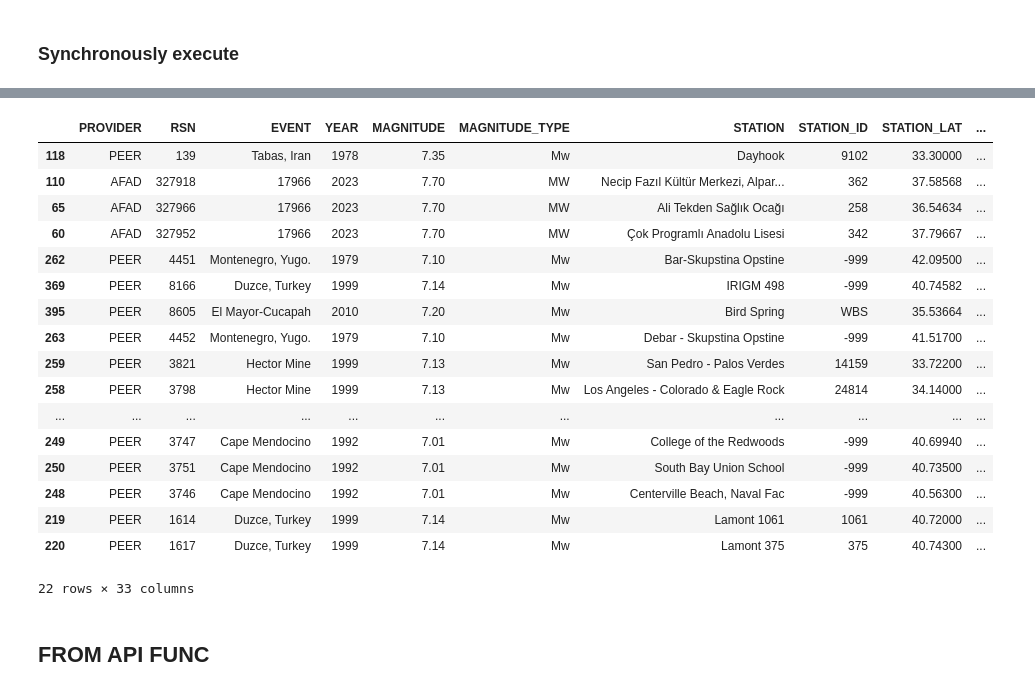
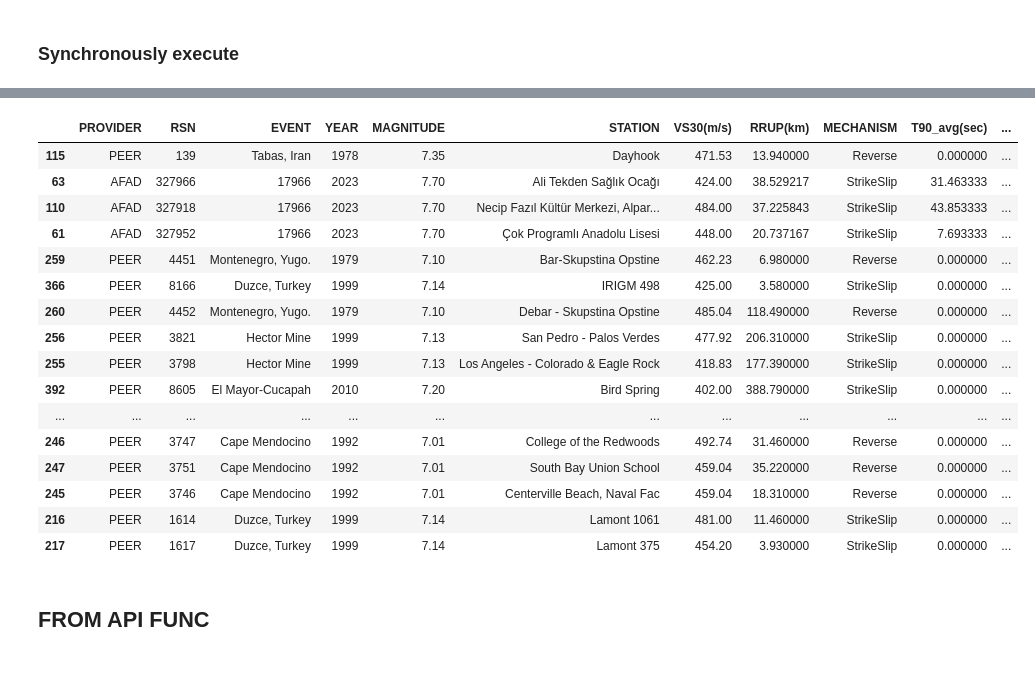
Before and after one commit to muhammedsural/SelectionEarthquake, a Jupyter notebook: examples/Basic01.ipynb, the cells around one changed output, grey strips where cells are left out. Cells and saved outputs as stored; diff of their text form; code cells hidden in the pictures.

```diff
--- a/examples/Basic01.ipynb
+++ b/examples/Basic01.ipynb
@@ -17,7 +17,7 @@ afadProvider = providerFactory.create_provider(ProviderName.AFAD, station_file_p
 peerProvider = providerFactory.create_provider(provider_type=ProviderName.PEER, file_path="D:\\github\\SelectionEarthquake\\data\\NGA-West2_flatfile.csv")
 con = SelectionConfig(design_code=DesignCode.TBDY_2018, num_records=22, max_per_station=3, max_per_event=3, min_score=55)
 strategy = TBDYSelectionStrategy(config=con)
-search_criteria = SearchCriteria(start_date="2000-01-01", end_date="2025-09-05", min_magnitude=7.0, max_magnitude=10.0, min_vs30=400, max_vs30=500 )
+search_criteria = SearchCriteria(start_date="2020-01-01", end_date="2025-09-05", min_magnitude=7.0, max_magnitude=10.0, min_vs30=400, max_vs30=500 )
 target_params = TargetParameters(magnitude=7.0, distance=30.0, vs30=400.0, pga=300, mechanism=["StrikeSlip","Reverse"] )
 # %% [markdown]
 ## BASIC USAGE
@@ -51,5 +50,5 @@ AFAD'dan 117 kayıt alındı.
 ### Synchronously execute
 # %%
 result = await get_selected_earthquake(criteria=search_criteria, target=target_params, providers=[afadProvider,peerProvider], strategies=[strategy], async_mode=False)
-result
+result[['PROVIDER','RSN','EVENT','YEAR','MAGNITUDE','STATION','VS30(m/s)','RRUP(km)','MECHANISM','T90_avg(sec)','PGA(cm2/sec)','PGV(cm/sec)','SCORE']]
 # %% [output]
@@ -58,22 +57,21 @@ AFAD'dan 117 kayıt alındı.
 PEER'dan 279 kayıt alındı.
-|  | PROVIDER | RSN | EVENT | YEAR | MAGNITUDE | MAGNITUDE_TYPE | STATION | STATION_ID | STATION_LAT | ... |
-| 118 | PEER | 139 | Tabas, Iran | 1978 | 7.35 | Mw | Dayhook | 9102 | 33.30000 | ... |
-| 110 | AFAD | 327918 | 17966 | 2023 | 7.70 | MW | Necip Fazıl Kültür Merkezi, Alpar... | 362 | 37.58568 | ... |
-| 65 | AFAD | 327966 | 17966 | 2023 | 7.70 | MW | Ali Tekden Sağlık Ocağı | 258 | 36.54634 | ... |
-| 60 | AFAD | 327952 | 17966 | 2023 | 7.70 | MW | Çok Programlı Anadolu Lisesi | 342 | 37.79667 | ... |
-| 262 | PEER | 4451 | Montenegro, Yugo. | 1979 | 7.10 | Mw | Bar-Skupstina Opstine | -999 | 42.09500 | ... |
-| 369 | PEER | 8166 | Duzce, Turkey | 1999 | 7.14 | Mw | IRIGM 498 | -999 | 40.74582 | ... |
-| 395 | PEER | 8605 | El Mayor-Cucapah | 2010 | 7.20 | Mw | Bird Spring | WBS | 35.53664 | ... |
-| 263 | PEER | 4452 | Montenegro, Yugo. | 1979 | 7.10 | Mw | Debar - Skupstina Opstine | -999 | 41.51700 | ... |
-| 259 | PEER | 3821 | Hector Mine | 1999 | 7.13 | Mw | San Pedro - Palos Verdes | 14159 | 33.72200 | ... |
-| 258 | PEER | 3798 | Hector Mine | 1999 | 7.13 | Mw | Los Angeles - Colorado & Eagle Rock | 24814 | 34.14000 | ... |
-| ... | ... | ... | ... | ... | ... | ... | ... | ... | ... | ... |
-| 249 | PEER | 3747 | Cape Mendocino | 1992 | 7.01 | Mw | College of the Redwoods | -999 | 40.69940 | ... |
-| 250 | PEER | 3751 | Cape Mendocino | 1992 | 7.01 | Mw | South Bay Union School | -999 | 40.73500 | ... |
-| 248 | PEER | 3746 | Cape Mendocino | 1992 | 7.01 | Mw | Centerville Beach, Naval Fac | -999 | 40.56300 | ... |
-| 219 | PEER | 1614 | Duzce, Turkey | 1999 | 7.14 | Mw | Lamont 1061 | 1061 | 40.72000 | ... |
-| 220 | PEER | 1617 | Duzce, Turkey | 1999 | 7.14 | Mw | Lamont 375 | 375 | 40.74300 | ... |
+|  | PROVIDER | RSN | EVENT | YEAR | MAGNITUDE | STATION | VS30(m/s) | RRUP(km) | MECHANISM | T90_avg(sec) | ... |
+| 115 | PEER | 139 | Tabas, Iran | 1978 | 7.35 | Dayhook | 471.53 | 13.940000 | Reverse | 0.000000 | ... |
+| 63 | AFAD | 327966 | 17966 | 2023 | 7.70 | Ali Tekden Sağlık Ocağı | 424.00 | 38.529217 | StrikeSlip | 31.463333 | ... |
+| 110 | AFAD | 327918 | 17966 | 2023 | 7.70 | Necip Fazıl Kültür Merkezi, Alpar... | 484.00 | 37.225843 | StrikeSlip | 43.853333 | ... |
+| 61 | AFAD | 327952 | 17966 | 2023 | 7.70 | Çok Programlı Anadolu Lisesi | 448.00 | 20.737167 | StrikeSlip | 7.693333 | ... |
+| 259 | PEER | 4451 | Montenegro, Yugo. | 1979 | 7.10 | Bar-Skupstina Opstine | 462.23 | 6.980000 | Reverse | 0.000000 | ... |
+| 366 | PEER | 8166 | Duzce, Turkey | 1999 | 7.14 | IRIGM 498 | 425.00 | 3.580000 | StrikeSlip | 0.000000 | ... |
+| 260 | PEER | 4452 | Montenegro, Yugo. | 1979 | 7.10 | Debar - Skupstina Opstine | 485.04 | 118.490000 | Reverse | 0.000000 | ... |
+| 256 | PEER | 3821 | Hector Mine | 1999 | 7.13 | San Pedro - Palos Verdes | 477.92 | 206.310000 | StrikeSlip | 0.000000 | ... |
+| 255 | PEER | 3798 | Hector Mine | 1999 | 7.13 | Los Angeles - Colorado & Eagle Rock | 418.83 | 177.390000 | StrikeSlip | 0.000000 | ... |
+| 392 | PEER | 8605 | El Mayor-Cucapah | 2010 | 7.20 | Bird Spring | 402.00 | 388.790000 | StrikeSlip | 0.000000 | ... |
+| ... | ... | ... | ... | ... | ... | ... | ... | ... | ... | ... | ... |
+| 246 | PEER | 3747 | Cape Mendocino | 1992 | 7.01 | College of the Redwoods | 492.74 | 31.460000 | Reverse | 0.000000 | ... |
+| 247 | PEER | 3751 | Cape Mendocino | 1992 | 7.01 | South Bay Union School | 459.04 | 35.220000 | Reverse | 0.000000 | ... |
+| 245 | PEER | 3746 | Cape Mendocino | 1992 | 7.01 | Centerville Beach, Naval Fac | 459.04 | 18.310000 | Reverse | 0.000000 | ... |
+| 216 | PEER | 1614 | Duzce, Turkey | 1999 | 7.14 | Lamont 1061 | 481.00 | 11.460000 | StrikeSlip | 0.000000 | ... |
+| 217 | PEER | 1617 | Duzce, Turkey | 1999 | 7.14 | Lamont 375 | 454.20 | 3.930000 | StrikeSlip | 0.000000 | ... |
-22 rows × 33 columns
 # %% [markdown]
 ## FROM API FUNC
 # %%
```
Also changed, not shown: parts of 27 cells of this notebook, 4 other files.
